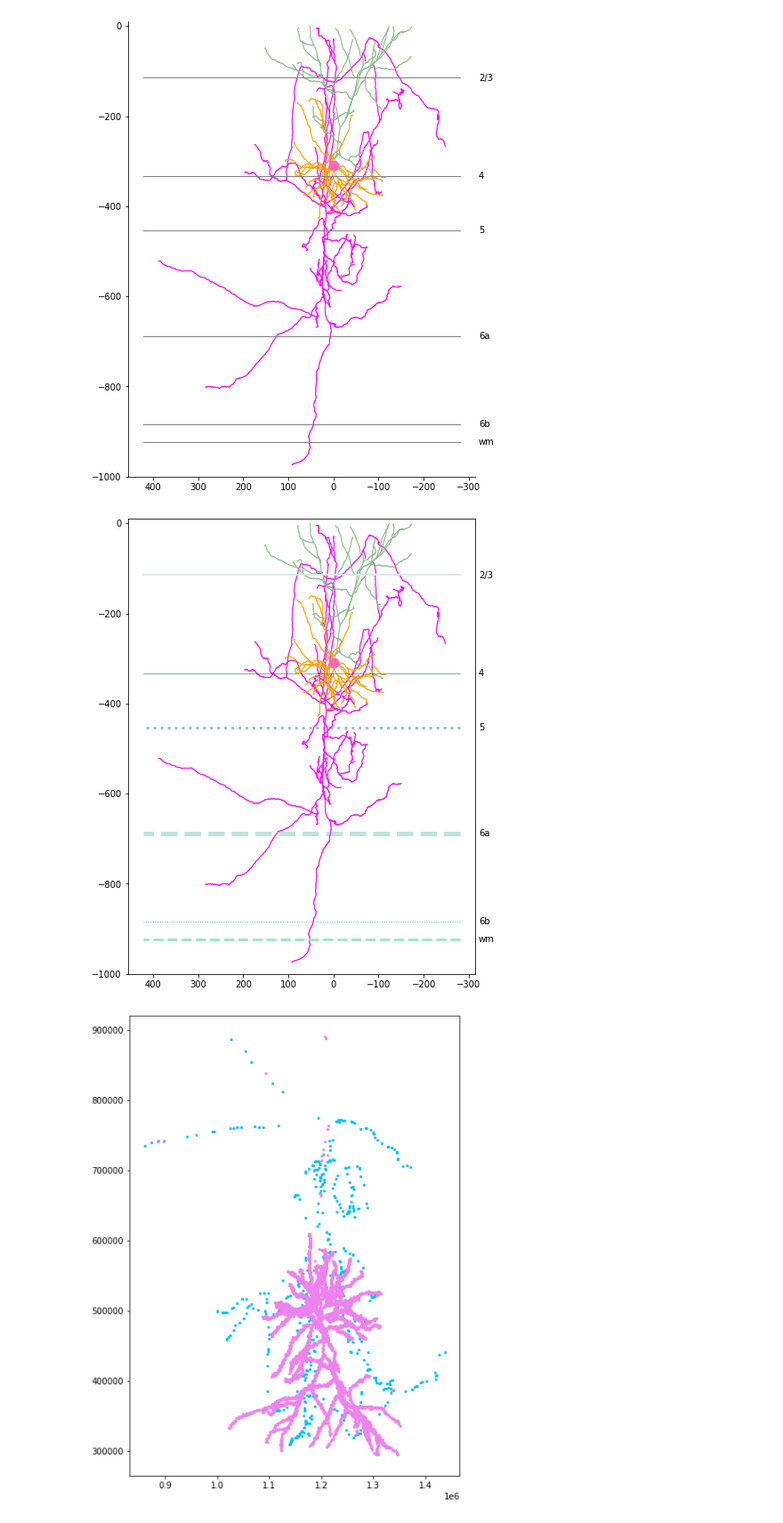
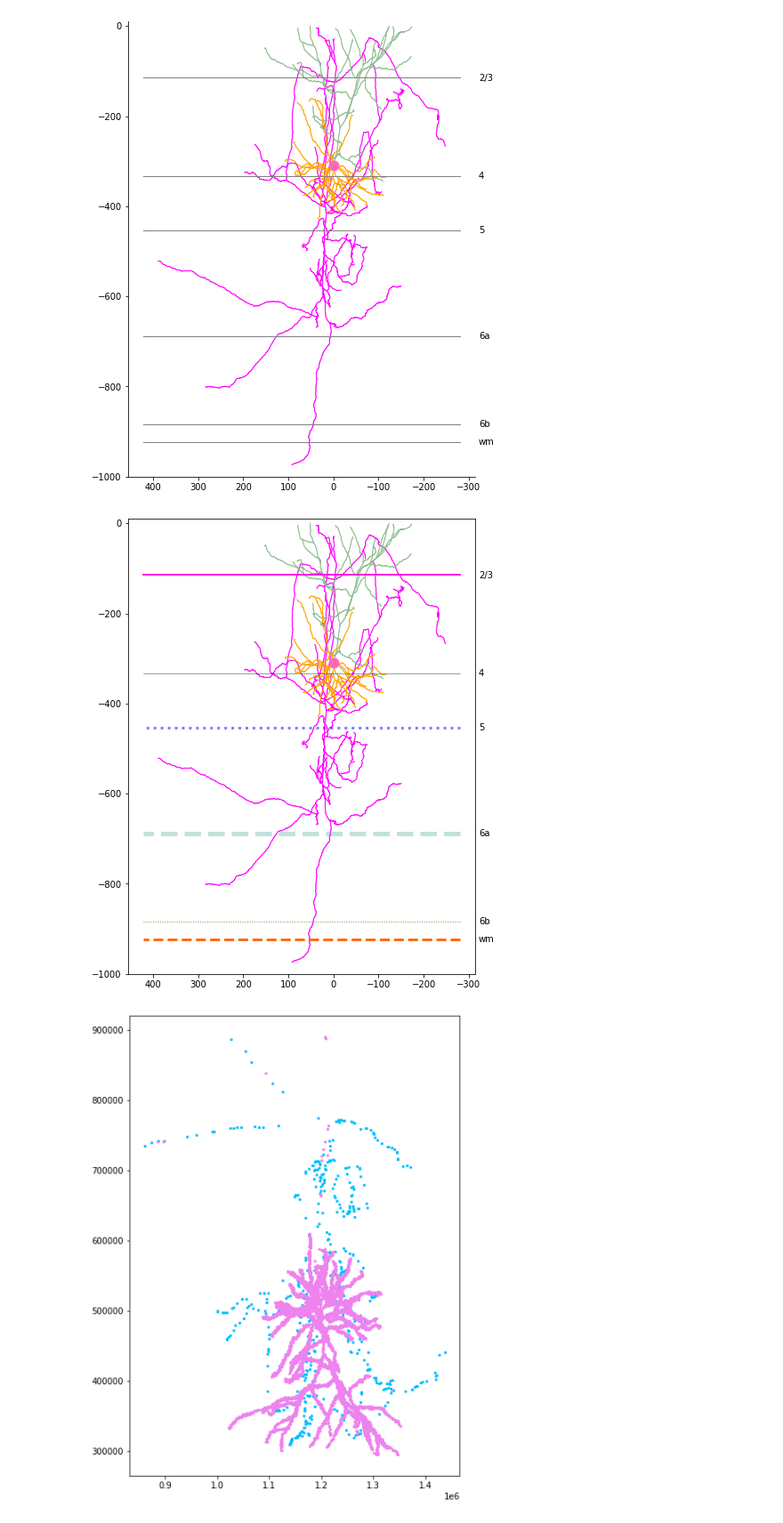
Before and after one commit to AllenInstitute/skeleton_plot, a Jupyter notebook: skeleton_plot/skeleton_tutorial_notebook.ipynb, the cells around one changed output. Shown at 89% size. Cells and saved outputs as stored; diff of their text form; code cells hidden in the pictures.

```diff
--- a/skeleton_plot/skeleton_tutorial_notebook.ipynb
+++ b/skeleton_plot/skeleton_tutorial_notebook.ipynb
@@ -252,32 +252,32 @@ ax.spines['top'].set_visible(False)
 # %%
 # plot layers that are different from each other
 f , ax = plt.subplots(figsize=(7,14))
 
 
-line_styles = [{"color": "#d6ece8", "linewidth": 2, "linestyle": "-"},
+line_styles = [{"color": "#FC1ADE", "linewidth": 2, "linestyle": "-"},
                {"color": "#195046", "linewidth": .5, "linestyle": "-"},
-               {"color": "#2c8484", "linewidth": 3, "linestyle": ":", 'alpha': .5},
+               {"color": "#0000FF", "linewidth": 3, "linestyle": ":", 'alpha': .5},
               {"color": "#349c8c", "linewidth": 5, "linestyle": "--", 'alpha': .3},
-              {"color": "#4cbcb4", "linewidth": 1, "linestyle": ":"},
-              {"color": "#9bebc4", "linewidth": 3, "linestyle": "--"},
+              {"color": "#60A144", "linewidth": 1, "linestyle": ":"},
+              {"color": "#FC6D1A", "linewidth": 3, "linestyle": "--"},
               {"color": "#2c6652", "linewidth": 1.5, "linestyle": "-"}]
 
 sk = read_skeleton(layer_aligned_path, f'{sid}.swc')
 
 
 
 skelplot.plot_tools.plot_skel(sk, line_width = 1, plot_soma = True,
                             skel_color_map = compartment_colors,
                               pull_compartment_colors = True,
                                y_min_max=[10,-1_000],
                               invert_y = True
                                 )
 skelplot.plot_tools.plot_layer_lines(np.array(list(depths.values()))*[-1], ax = ax, labels = list(depths.keys()),
                                     line_styles = line_styles,
                                     buffer_space = -1.06)
 ax.invert_xaxis()
 # %% [output]
-[figure, old version]
+[figure, new version]
 # %%
 # just plot synapses
 
```
